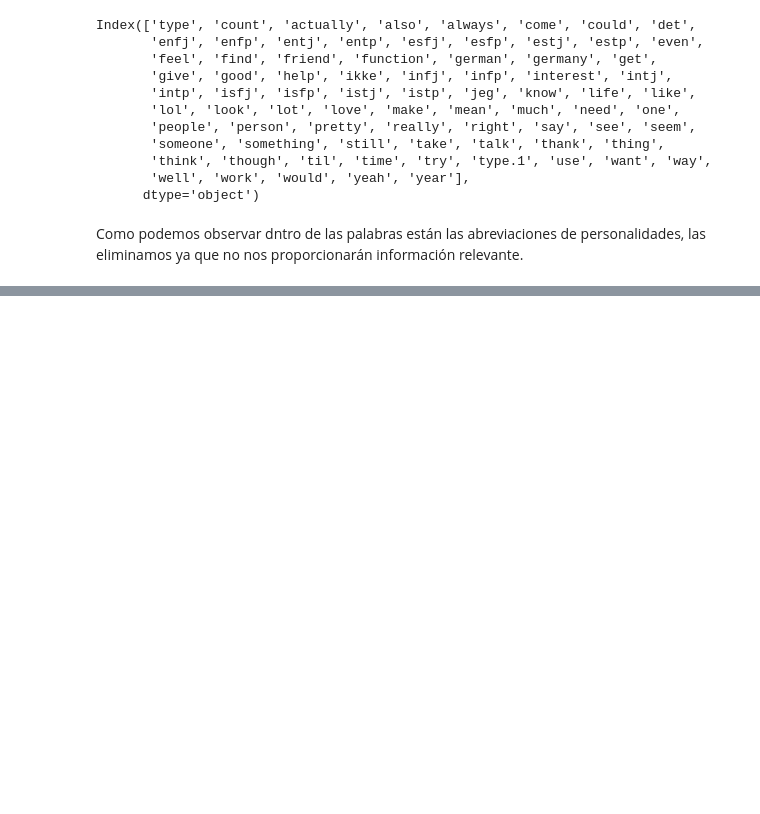
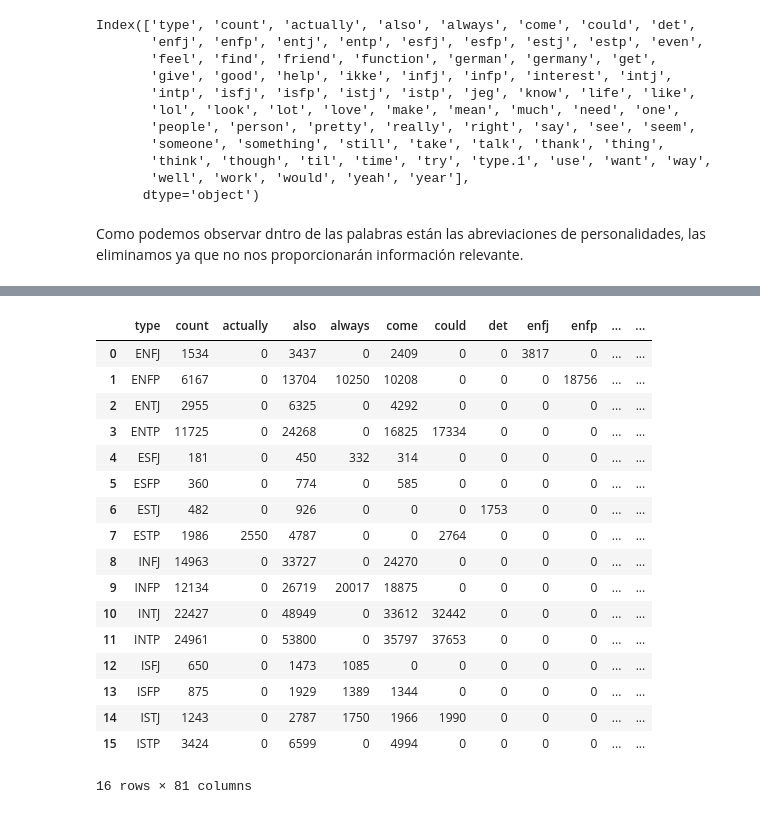
Before and after one commit to Carolina-Bolatti/Pro.Fin.-Proces.Datos, a Jupyter notebook: src/MartinaOcttinger_MBTI.ipynb, the cells around one changed output, grey strips where cells are left out. Saved outputs shown, nothing was run; the diff lists cells and outputs as text; code cells hidden in the pictures; blank space fills up the shorter version.

```diff
--- a/src/MartinaOcttinger_MBTI.ipynb
+++ b/src/MartinaOcttinger_MBTI.ipynb
@@ -246,0 +231,32 @@ Según lo investigado sobre los tipos de personalidad los podemos dividir en 4 s
+# %%
+# Grupos
+group_mapping = {
+    'NF':'NF',
+    'NT':'NT',
+    'SF':'SF',
+    'ST':'ST'
+}
+
+# Creo una nueva columna con el grupo al que pertenece cada uno
+mbti['grupo'] = mbti['type'].apply(lambda x: next((group for pattern, group in group_mapping.items() if pattern in x), None))
+
+mbti
+# %% [output]
+|  | type | count | actually | also | always | come | could | det | enfj | enfp | ... | ... |
+| 0 | ENFJ | 1534 | 0 | 3437 | 0 | 2409 | 0 | 0 | 3817 | 0 | ... | ... |
+| 1 | ENFP | 6167 | 0 | 13704 | 10250 | 10208 | 0 | 0 | 0 | 18756 | ... | ... |
+| 2 | ENTJ | 2955 | 0 | 6325 | 0 | 4292 | 0 | 0 | 0 | 0 | ... | ... |
+| 3 | ENTP | 11725 | 0 | 24268 | 0 | 16825 | 17334 | 0 | 0 | 0 | ... | ... |
+| 4 | ESFJ | 181 | 0 | 450 | 332 | 314 | 0 | 0 | 0 | 0 | ... | ... |
+| 5 | ESFP | 360 | 0 | 774 | 0 | 585 | 0 | 0 | 0 | 0 | ... | ... |
+| 6 | ESTJ | 482 | 0 | 926 | 0 | 0 | 0 | 1753 | 0 | 0 | ... | ... |
+| 7 | ESTP | 1986 | 2550 | 4787 | 0 | 0 | 2764 | 0 | 0 | 0 | ... | ... |
+| 8 | INFJ | 14963 | 0 | 33727 | 0 | 24270 | 0 | 0 | 0 | 0 | ... | ... |
+| 9 | INFP | 12134 | 0 | 26719 | 20017 | 18875 | 0 | 0 | 0 | 0 | ... | ... |
+| 10 | INTJ | 22427 | 0 | 48949 | 0 | 33612 | 32442 | 0 | 0 | 0 | ... | ... |
+| 11 | INTP | 24961 | 0 | 53800 | 0 | 35797 | 37653 | 0 | 0 | 0 | ... | ... |
+| 12 | ISFJ | 650 | 0 | 1473 | 1085 | 0 | 0 | 0 | 0 | 0 | ... | ... |
+| 13 | ISFP | 875 | 0 | 1929 | 1389 | 1344 | 0 | 0 | 0 | 0 | ... | ... |
+| 14 | ISTJ | 1243 | 0 | 2787 | 1750 | 1966 | 1990 | 0 | 0 | 0 | ... | ... |
+| 15 | ISTP | 3424 | 0 | 6599 | 0 | 4994 | 0 | 0 | 0 | 0 | ... | ... |
+16 rows × 81 columns
```
Also changed, not shown: parts of 15 cells of this notebook.
